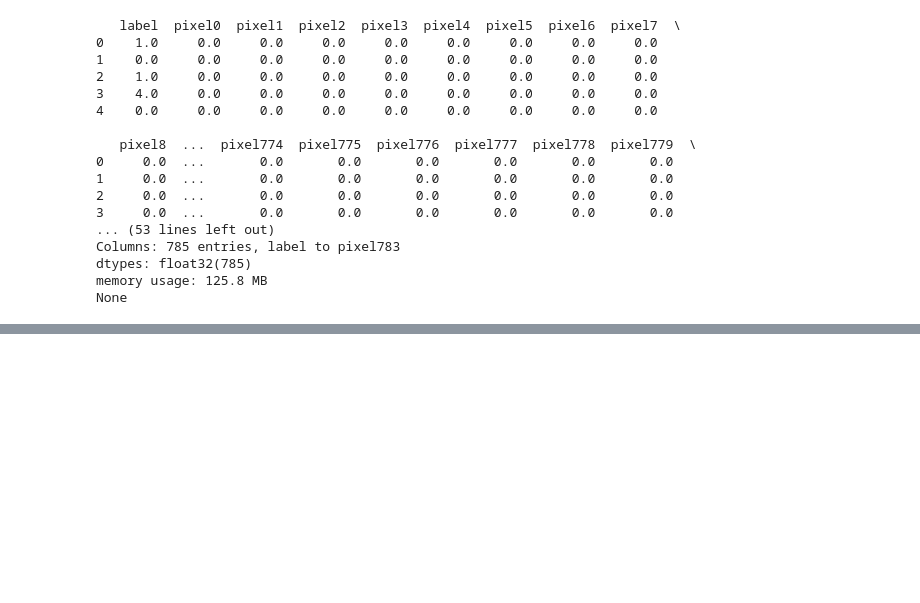
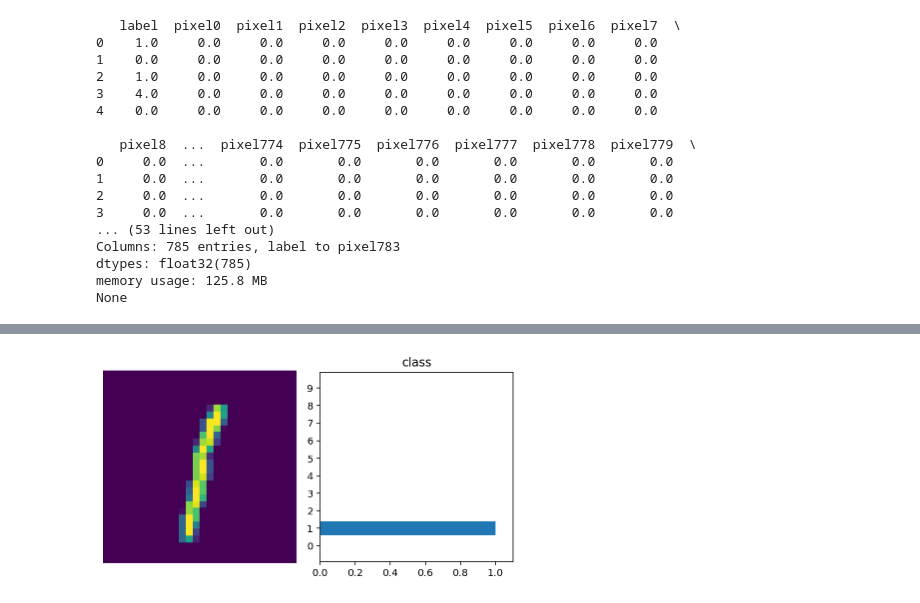
Before and after one commit to songbae/BoostCamp, a Jupyter notebook: Day_Free/mnist.ipynb, the cells around one changed output, grey strips where cells are left out. Saved outputs shown, nothing was run; the diff lists cells and outputs as text; code cells hidden in the pictures; blank space fills up the shorter version.

```diff
--- a/Day_Free/mnist.ipynb
+++ b/Day_Free/mnist.ipynb
@@ -64,0 +226,30 @@ device(type='cpu')
+# %%
+def view_classify(img, ps):
+    ps=ps.data.numpy().squeeze()
+
+    fig,(ax1,ax2)=plt.subplots(figsize=(6,9),ncols=2)
+    ax1.imshow(img.resize(1,28,28).numpy().squeeze())
+    ax1.axis('off')
+    ax2.barh(np.arange(10),ps)
+    ax2.set_aspect(0.1)
+    ax2.set_yticks(np.arange(10))
+    ax2.set_yticklabels(np.arange(10))
+    ax2.set_title('class')
+    ax2.set_xlim(0,1.1)
+    plt.tight_layout()
+# %%
+%matplotlib inline
+def make_predictions(data):
+    images,labels=next(iter(data))
+    img=images[42].view(1,784)
+    # Turn off gradients to speed up this part
+    with torch.no_grad():
+        logps=model(img)
+
+    #output of the network are log_probabilities need to take exponential for probabilites
+
+    ps= torch.exp(logps)
+    view_classify(img.view(1,28,28),ps)
+make_predictions(test_loader)
+# %% [output]
+[figure, added]
```
Also changed, not shown: parts of 11 cells of this notebook, 1 other file.
